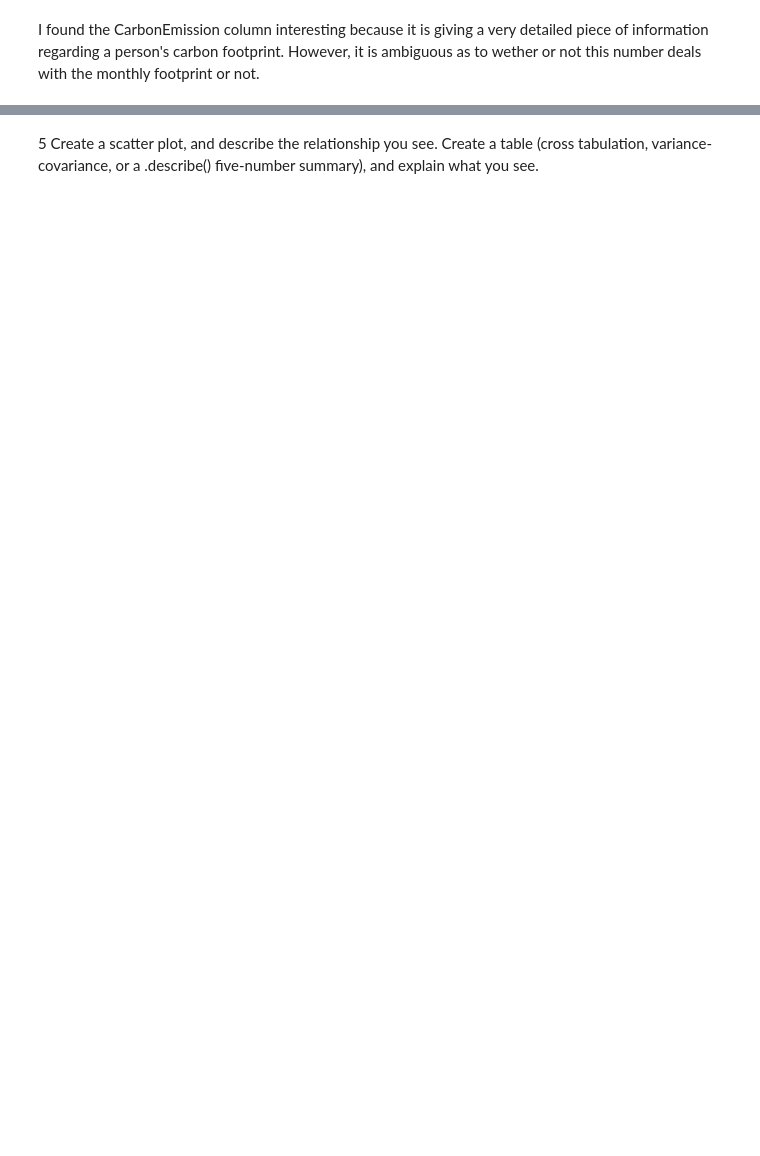
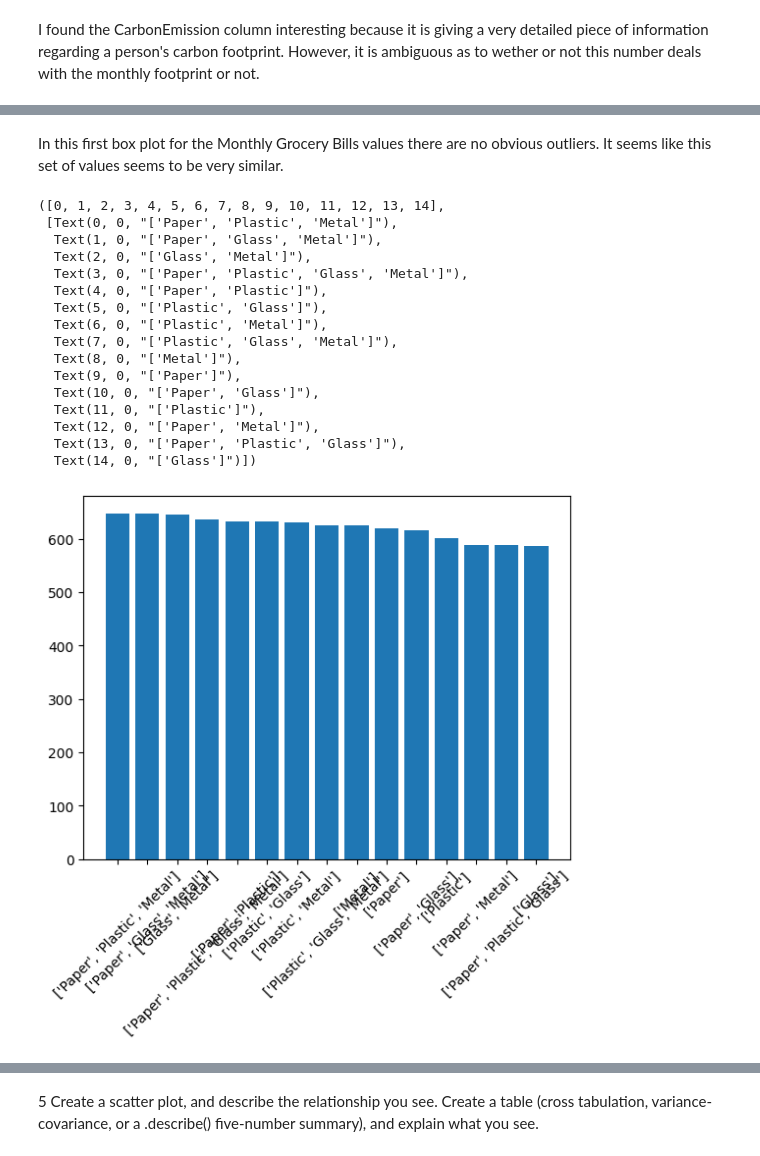
Before and after one commit to erinmoulton/visualization, a Jupyter notebook: assignment/assignment.ipynb, the cells around one changed output, grey strips where cells are left out. Drawn from its saved outputs; the diff is of its cells as text; code cells hidden in the pictures; blank space fills up the shorter version.

```diff
--- a/assignment/assignment.ipynb
+++ b/assignment/assignment.ipynb
@@ -285,0 +296,26 @@ Categories (4, object): ['0-1000' < '1000-2000' < '2000-3000' < '3000-4000']
+# %% [markdown]
+In this first box plot for the Monthly Grocery Bills values there are no obvious outliers. It seems like this set of values seems to be very similar.
+# %%
+#Recycling Variable
+df_graph = pd.Series(df['Recycling'])
+counts = df_graph.value_counts()
+plt.bar(counts.index, counts.values)
+plt.xticks(rotation=45)
+# %% [output]
+([0, 1, 2, 3, 4, 5, 6, 7, 8, 9, 10, 11, 12, 13, 14],
+ [Text(0, 0, "['Paper', 'Plastic', 'Metal']"),
+  Text(1, 0, "['Paper', 'Glass', 'Metal']"),
+  Text(2, 0, "['Glass', 'Metal']"),
+  Text(3, 0, "['Paper', 'Plastic', 'Glass', 'Metal']"),
+  Text(4, 0, "['Paper', 'Plastic']"),
+  Text(5, 0, "['Plastic', 'Glass']"),
+  Text(6, 0, "['Plastic', 'Metal']"),
+  Text(7, 0, "['Plastic', 'Glass', 'Metal']"),
+  Text(8, 0, "['Metal']"),
+  Text(9, 0, "['Paper']"),
+  Text(10, 0, "['Paper', 'Glass']"),
+  Text(11, 0, "['Plastic']"),
+  Text(12, 0, "['Paper', 'Metal']"),
+  Text(13, 0, "['Paper', 'Plastic', 'Glass']"),
+  Text(14, 0, "['Glass']")])
+[figure, added]
```
Also changed, not shown: parts of 16 cells of this notebook.
